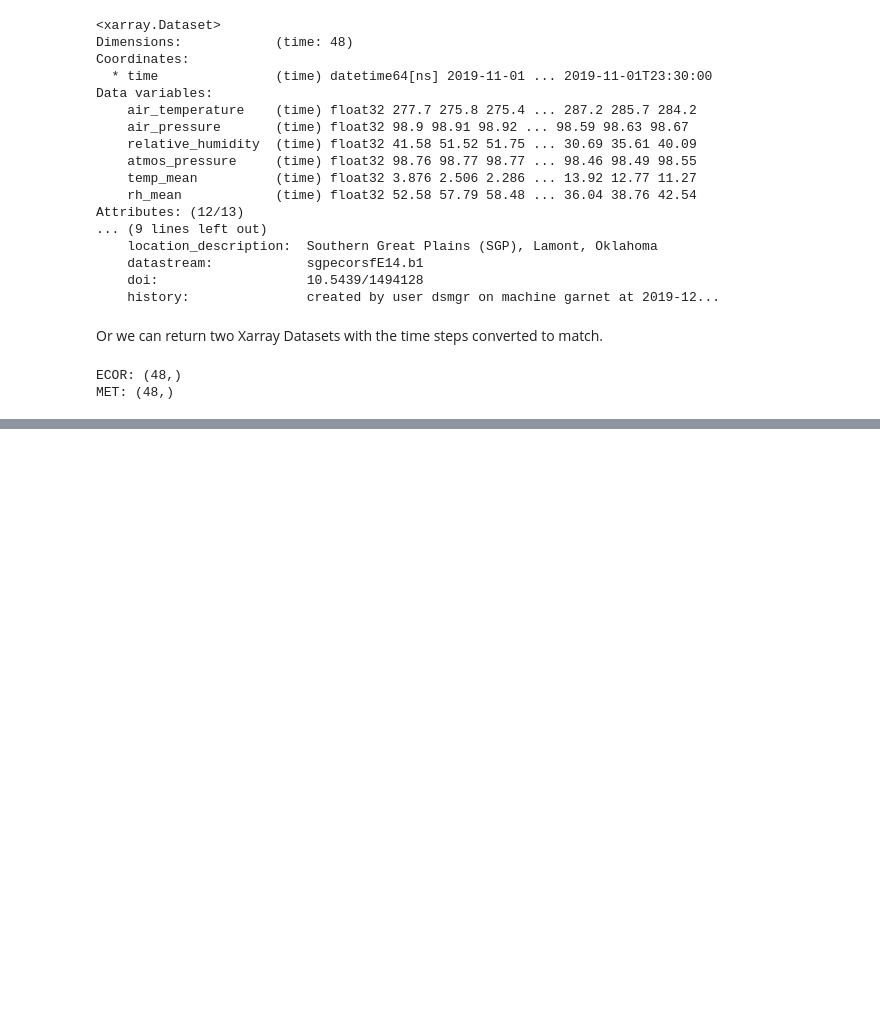
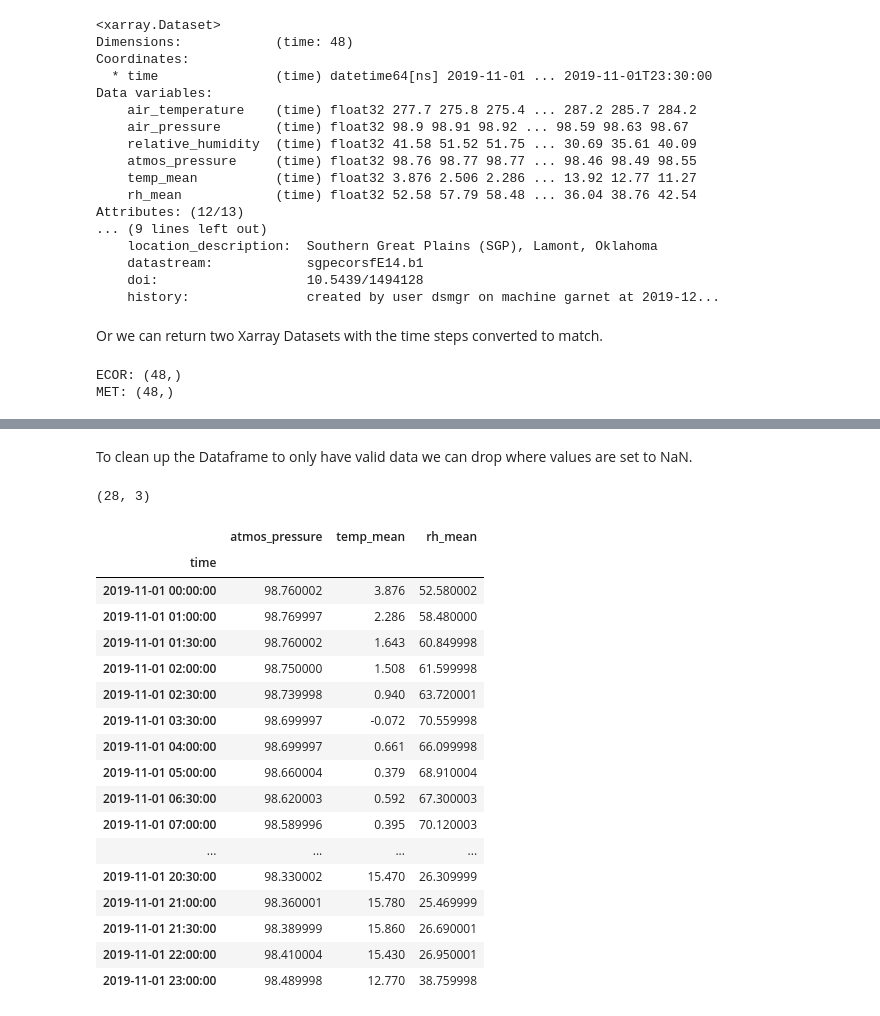
Before and after one commit to kenkehoe/AtmosphericPythonCourse, a Jupyter notebook: examples/Examples.ipynb, the cells around one changed output, grey strips where cells are left out. Drawn from its saved outputs; the diff is of its cells as text; code cells hidden in the pictures; blank space fills up the shorter version.

```diff
--- a/examples/Examples.ipynb
+++ b/examples/Examples.ipynb
@@ -176,0 +216,2 @@ MET: (48,)
+# %%
+df_met_reindex = df_met_reindex.reindex(index=df_ecor.index, method='nearest', tolerance=np.timedelta64(5, 's'))
@@ -176,0 +235,28 @@ MET: (48,)
+# %% [markdown]
+To clean up the Dataframe to only have valid data we can drop where values are set to NaN.
+# %%
+df_met_reindex = df_met_reindex.dropna(how='all')
+df_met_reindex.shape
+# %% [output]
+(28, 3)
+# %%
+df_met_reindex
+# %% [output]
+|  | atmos_pressure | temp_mean | rh_mean |
+| time |  |  |  |
+| 2019-11-01 00:00:00 | 98.760002 | 3.876 | 52.580002 |
+| 2019-11-01 01:00:00 | 98.769997 | 2.286 | 58.480000 |
+| 2019-11-01 01:30:00 | 98.760002 | 1.643 | 60.849998 |
+| 2019-11-01 02:00:00 | 98.750000 | 1.508 | 61.599998 |
+| 2019-11-01 02:30:00 | 98.739998 | 0.940 | 63.720001 |
+| 2019-11-01 03:30:00 | 98.699997 | -0.072 | 70.559998 |
+| 2019-11-01 04:00:00 | 98.699997 | 0.661 | 66.099998 |
+| 2019-11-01 05:00:00 | 98.660004 | 0.379 | 68.910004 |
+| 2019-11-01 06:30:00 | 98.620003 | 0.592 | 67.300003 |
+| 2019-11-01 07:00:00 | 98.589996 | 0.395 | 70.120003 |
+| ... | ... | ... | ... |
+| 2019-11-01 20:30:00 | 98.330002 | 15.470 | 26.309999 |
+| 2019-11-01 21:00:00 | 98.360001 | 15.780 | 25.469999 |
+| 2019-11-01 21:30:00 | 98.389999 | 15.860 | 26.690001 |
+| 2019-11-01 22:00:00 | 98.410004 | 15.430 | 26.950001 |
+| 2019-11-01 23:00:00 | 98.489998 | 12.770 | 38.759998 |
```
Also changed, not shown: parts of 7 cells of this notebook, 1 other file.
